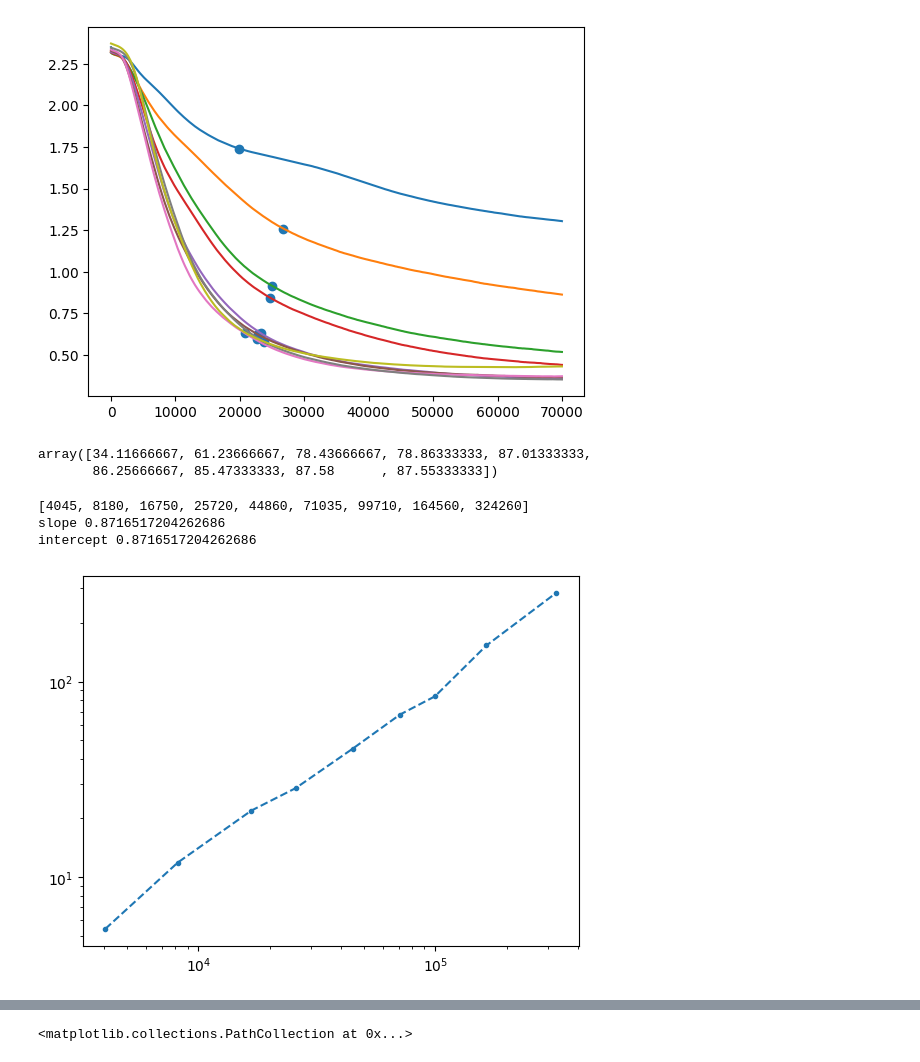
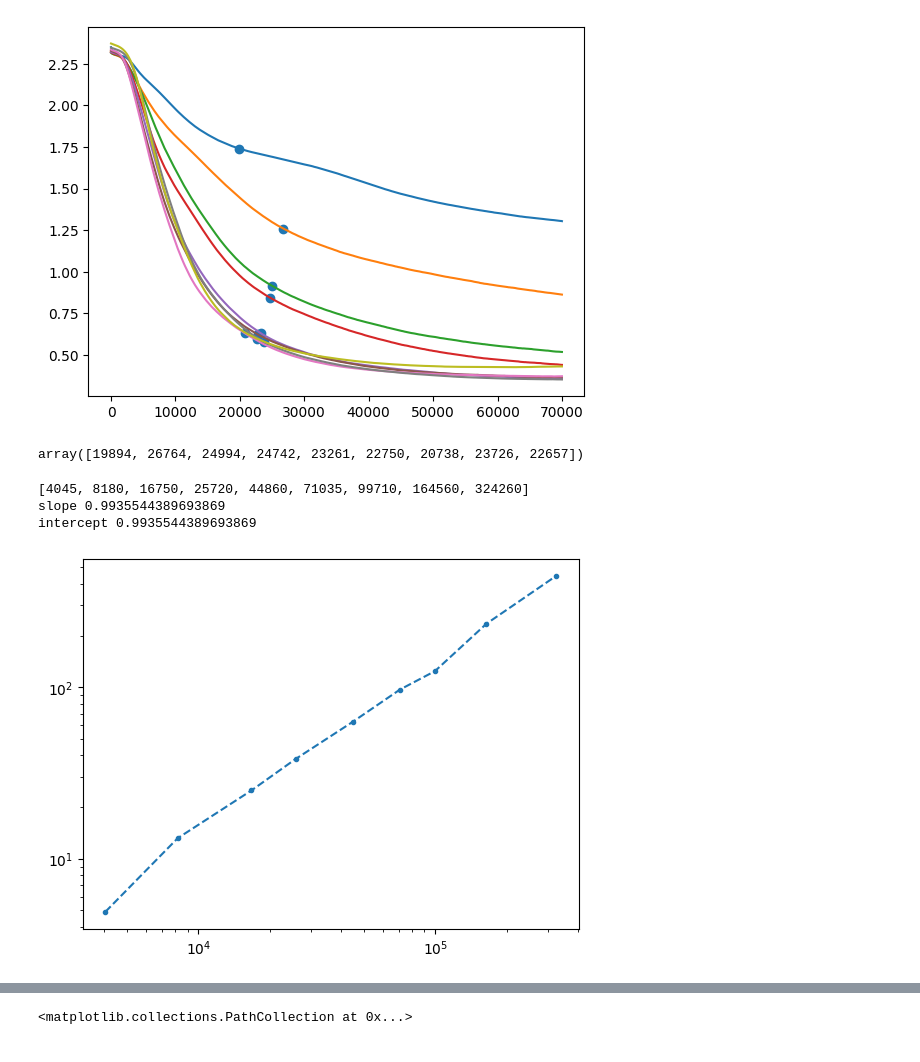
Before and after one commit to ASkalli/nonlinear_oscillator_network, a Jupyter notebook: MNIST/results/convergence_analysis.ipynb, the cells around one changed output, grey strips where cells are left out. Saved outputs shown, nothing was run; the diff lists cells and outputs as text; code cells hidden in the pictures.

```diff
--- a/MNIST/results/convergence_analysis.ipynb
+++ b/MNIST/results/convergence_analysis.ipynb
@@ -101,7 +101,7 @@ def knee_point_loglog(loss_curve):
     knee_idx = np.argmax(curvature)
     return knee_idx
 # %%
-N_neurons_vec = [5, 10, 20 ,30, 50, 75, 100, 150]
+N_neurons_vec = [5, 10, 20 ,30, 50, 75, 100,150,180]
 
 with gzip.open('paramscan_PNN_PEPG_MNIST_run1.pkl.gz', 'rb') as f:
     results1 = pickle.load(f)
@@ -146,7 +146,7 @@ plt.scatter(e_conv4,loss_vec[e_conv4])
 - it measures the distance from the normalized loss curve to a diagonal knee is reached when distance is max
 # %%
 
-N_neurons_vec = [5, 10, 20 ,30, 50, 75, 100,150]
+N_neurons_vec = [5, 10, 20 ,30, 50, 75, 100,150,180]
 
 
 test_loss_mat = np.zeros((len(N_neurons_vec),len(avg_results_PEPG[0]['test_loss'])))
@@ -282,33 +286,36 @@ plt.scatter(knee_idx_SPSA,loss_SPSA_conv)
 <matplotlib.collections.PathCollection at 0x...>
 [figure]
 # %%
-acc_SPSA_conv
+knee_idx_SPSA
 # %% [output]
-array([34.11666667, 61.23666667, 78.43666667, 78.86333333, 87.01333333,
-       86.25666667, 85.47333333, 87.58      , 87.55333333])
+array([19894, 26764, 24994, 24742, 23261, 22750, 20738, 23726, 22657])
 # %%
 N_dim_vec_SPSA = []
 for k in range(len(avg_results_SPSA)):
     N_dim = int(avg_results_SPSA[k]['n_params'])
     N_dim_vec_SPSA.append(N_dim)
 #N_dim_vec_SPSA = [4045, 8180, 16750, 25720, 44860, 71035, 99710, 164560, 324260]
 
 
 print(N_dim_vec_SPSA)
 # peak memory data below was measured with the following terminal command  : "scalene --html memory_profile_SPSA.py" only need to change N_dim in the .py script repeatedly
 #added tracemalloc memory profiling because scalene does not monitor such a low memory usage per epoch
 
+#SPSA_mem_perepoch = np.array([0.545, 0.885,1.75,2.3,3.9,5.96,8.1,12.9,25.1])/2/1000 # RSS DELTA cost in MB more accurate
 
-SPSA_mem_perepoch = np.array([0.545, 0.885,1.75,2.3,3.9,5.96,8.1,12.9,25.1 ])/2/1000 # RSS DELTA cost in MB more accurate
+#SPSA_mem_perepoch = np.array([0.082, 0.164,0.335,0.515,0.889,1.421,1.994,3.292,6.487])/1000 # CUDA Delta
+
+SPSA_mem_perepoch = np.array([0.246, 0.492, 1, 1.54,2.7,4.26,5.98,9.88,19.67])/1000 # CUDA Peak
+
 
 SPSA_cost_to_conv = SPSA_mem_perepoch * knee_idx_SPSA
 plt.loglog(N_dim_vec_SPSA,SPSA_cost_to_conv,'--.')
 
 a_SPSA, b_SPSA = np.polyfit(np.log10(N_dim_vec_SPSA), np.log10(SPSA_cost_to_conv), 1)  # linear fit
 print(f'slope {a_SPSA}')
 print(f'intercept {a_SPSA}')
 # %% [output]
 [4045, 8180, 16750, 25720, 44860, 71035, 99710, 164560, 324260]
-slope 0.8716517204262686
-intercept 0.8716517204262686
+slope 0.9935544389693869
+intercept 0.9935544389693869
-[figure, old version]
+[figure, new version]
```
Also changed, not shown: parts of 16 cells of this notebook, 27 other files.
